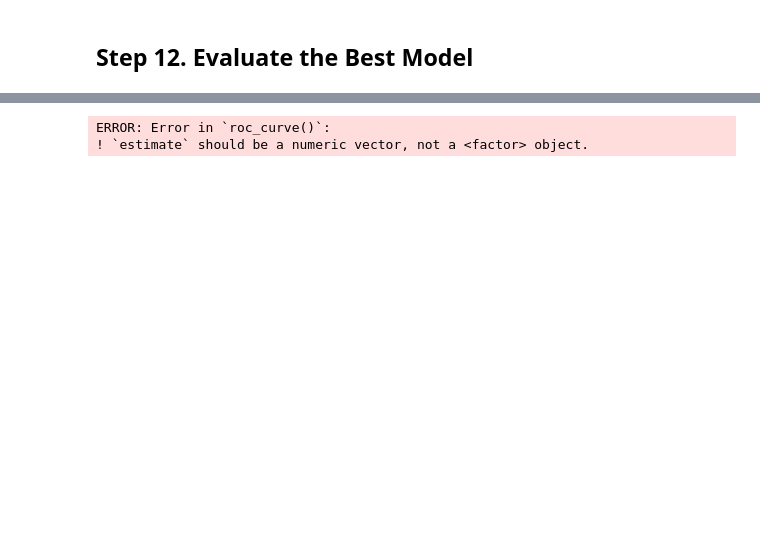
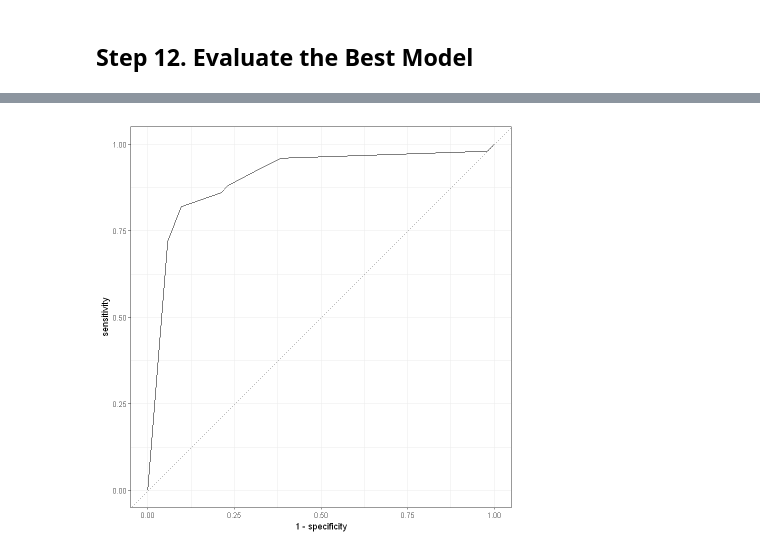
Before and after one commit to svarong-port/code-for-articles, a Jupyter notebook: r/ml_with_tidymodels/article_ml_with_tidymodels.ipynb, the cells around one changed output, grey strips where cells are left out. Saved outputs shown, nothing was run; the diff lists cells and outputs as text; code cells hidden in the pictures; blank space fills up the shorter version.

```diff
--- a/r/ml_with_tidymodels/article_ml_with_tidymodels.ipynb
+++ b/r/ml_with_tidymodels/article_ml_with_tidymodels.ipynb
@@ -414,8 +408,8 @@ A tibble: 3 × 4
 # %%
 # Plot the ROC curve
-dt_best_roc <- roc_curve(dt_best_predictions,
-                         truth = medv_class,
-                         .pred_class)
+roc_curve(dt_best_predictions,
+          truth = medv_class,
+          .pred_high) |>
+    autoplot()
 # %% [output]
-ERROR: Error in `roc_curve()`:
-! `estimate` should be a numeric vector, not a <factor> object.
+[figure, added]
```
Also changed, not shown: parts of 4 cells of this notebook.
